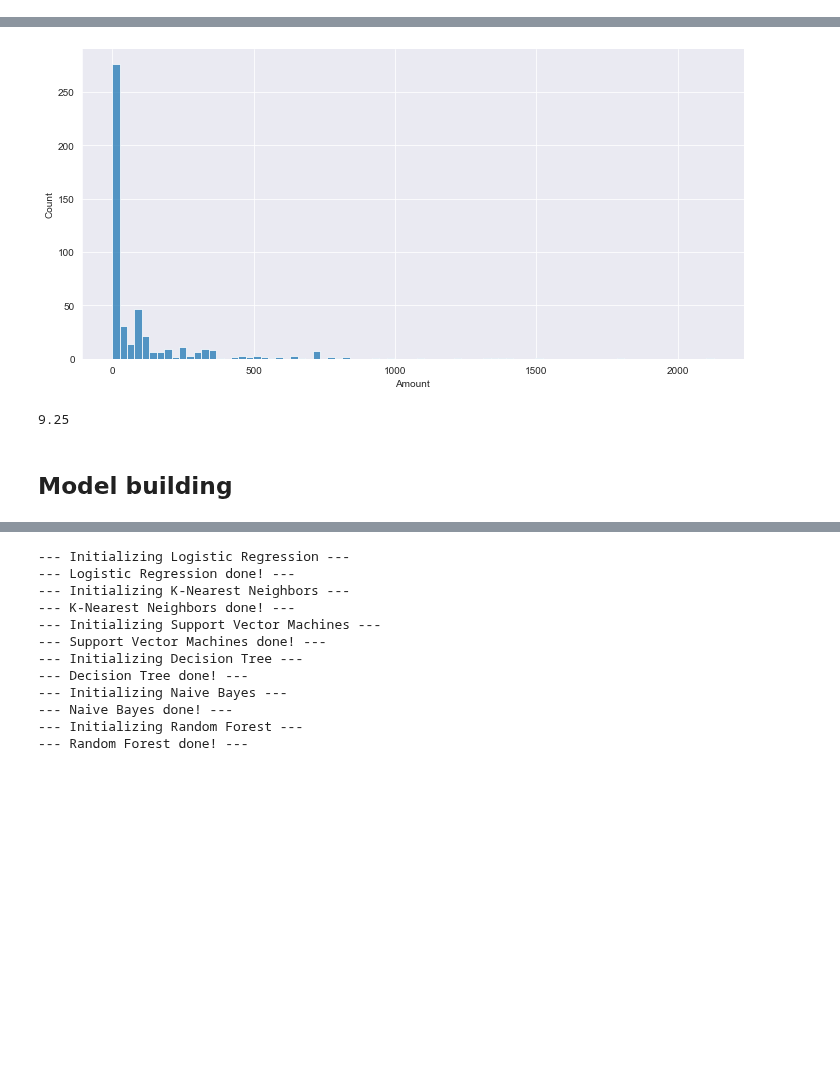
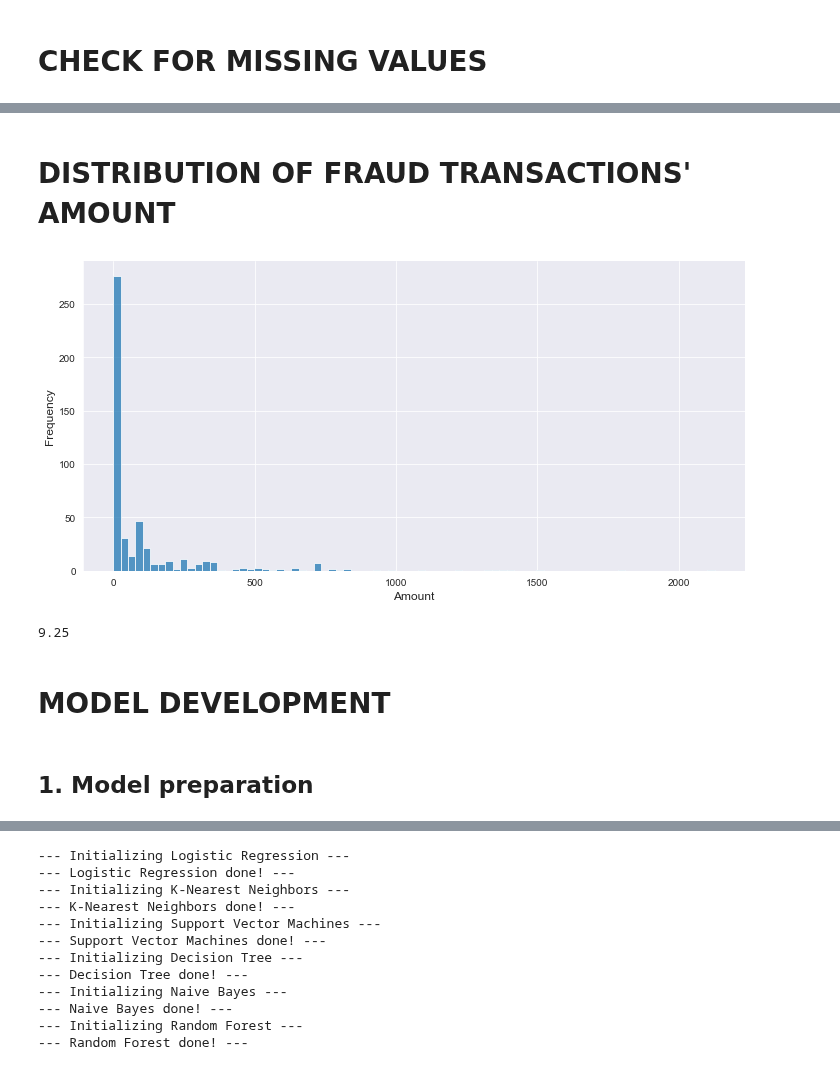
Before and after one commit to alfredomarinus/portfolio, a Jupyter notebook: Credit Card Fraud Detection/notebook.ipynb, the cells around one changed output, grey strips where cells are left out. Cells and saved outputs as stored; diff of their text form; code cells hidden in the pictures; blank space fills up the shorter version.

```diff
--- a/Credit Card Fraud Detection/notebook.ipynb
+++ b/Credit Card Fraud Detection/notebook.ipynb
@@ -63,6 +69,8 @@ Data columns (total 31 columns):
  30  Class   284807 non-null  int64
 dtypes: float64(30), int64(1)
 memory usage: 67.4 MB
+# %% [markdown]
+# CHECK FOR MISSING VALUES
 # %%
 df.isnull().sum() / len(df)
 # %% [output]
@@ -83,17 +91,23 @@ V28       0.0
 Amount    0.0
 Class     0.0
 dtype: float64
+# %% [markdown]
+# DISTRIBUTION OF FRAUD TRANSACTIONS' AMOUNT
 # %%
-sns.displot(df[df['Class']==1]['Amount'], height=5, aspect=2);
+sns.displot(df[df['Class']==1]['Amount'], height=5, aspect=2)
+plt.xlabel('Amount', fontsize=12)
+plt.ylabel('Frequency', fontsize=12);
 # %% [output]
-[figure, old version]
+[figure, new version]
 # %%
 fraud_cost = round(df[df['Class']==1]['Amount'].median(), 2)
 fraud_cost
 # %% [output]
 9.25
 # %% [markdown]
-## Model building
+# MODEL DEVELOPMENT
+# %% [markdown]
+## 1. Model preparation
 # %%
 def create_models():
     models = {}
```
Also changed, not shown: parts of 30 cells of this notebook.
